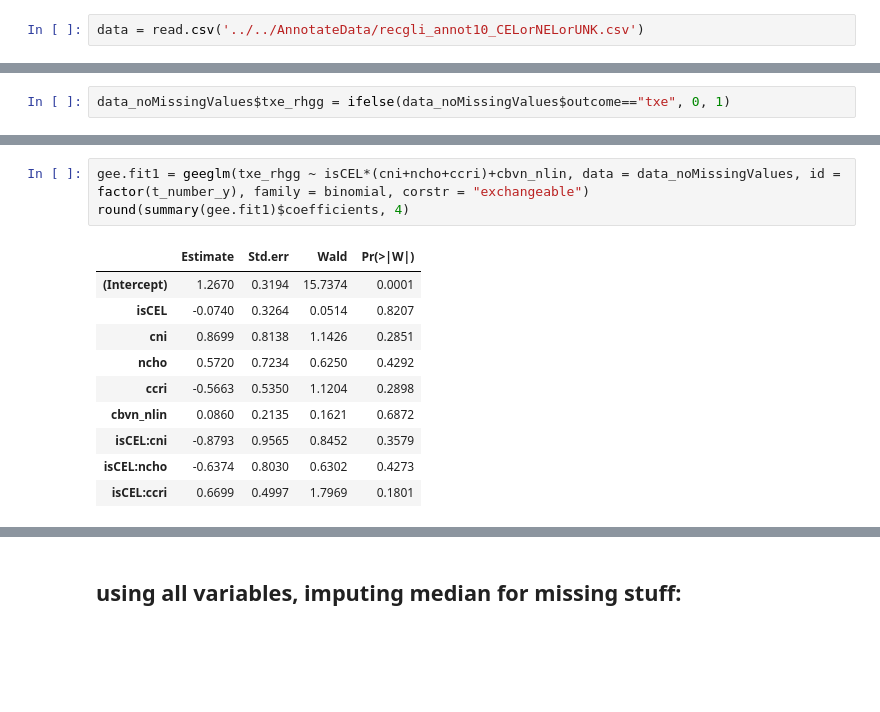
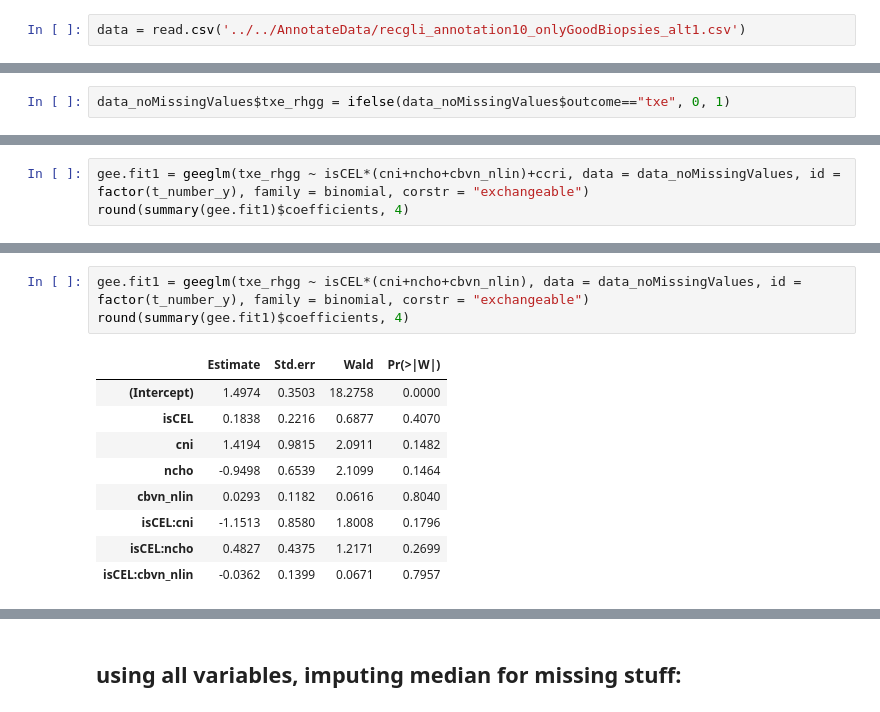
Before and after one commit to julclu/MP_MRI_Final, a Jupyter notebook: AnalyzeData/ML_TxEvsrHGG/GEE_BackwardStepwise.ipynb, the cells around one changed output, grey strips where cells are left out. Saved outputs shown, nothing was run; the diff lists cells and outputs as text; blank space fills up the shorter version.

```diff
--- a/AnalyzeData/ML_TxEvsrHGG/TxEvrHGG_GEE_AllSigVariables.ipynb
+++ b/AnalyzeData/ML_TxEvsrHGG/GEE_BackwardStepwise.ipynb
@@ -8,7 +24,7 @@ library(randomForestSRC)
 # install.packages("BBmisc")
 library("BBmisc")
 # %%
-data = read.csv('../../AnnotateData/recgli_annot10_CELorNELorUNK.csv')
+data = read.csv('../../AnnotateData/recgli_annotation10_onlyGoodBiopsies_alt1.csv')
 # %%
 data = data[,c('vialid','t_number_y', 'CELorNEL',
                'newdata', 'nadc.1','nfa.1',
@@ -95,0 +112,3 @@ round(summary(gee.fit1)$coefficients, 4)
+# %%
+gee.fit1 = geeglm(txe_rhgg ~ isCEL*(cni+ncho+cbvn_nlin)+ccri, data = data_noMissingValues, id = factor(t_number_y), family = binomial, corstr = "exchangeable")
+round(summary(gee.fit1)$coefficients, 4)
@@ -96,14 +126,13 @@ round(summary(gee.fit1)$coefficients, 4)
 # %%
-gee.fit1 = geeglm(txe_rhgg ~ isCEL*(cni+ncho+ccri)+cbvn_nlin, data = data_noMissingValues, id = factor(t_number_y), family = binomial, corstr = "exchangeable")
+gee.fit1 = geeglm(txe_rhgg ~ isCEL*(cni+ncho+cbvn_nlin), data = data_noMissingValues, id = factor(t_number_y), family = binomial, corstr = "exchangeable")
 round(summary(gee.fit1)$coefficients, 4)
 # %% [output]
 |  | Estimate | Std.err | Wald | Pr(>|W|) |
-| (Intercept) | 1.2670 | 0.3194 | 15.7374 | 0.0001 |
-| isCEL | -0.0740 | 0.3264 | 0.0514 | 0.8207 |
-| cni | 0.8699 | 0.8138 | 1.1426 | 0.2851 |
-| ncho | 0.5720 | 0.7234 | 0.6250 | 0.4292 |
-| ccri | -0.5663 | 0.5350 | 1.1204 | 0.2898 |
-| cbvn_nlin | 0.0860 | 0.2135 | 0.1621 | 0.6872 |
-| isCEL:cni | -0.8793 | 0.9565 | 0.8452 | 0.3579 |
-| isCEL:ncho | -0.6374 | 0.8030 | 0.6302 | 0.4273 |
-| isCEL:ccri | 0.6699 | 0.4997 | 1.7969 | 0.1801 |
+| (Intercept) | 1.4974 | 0.3503 | 18.2758 | 0.0000 |
+| isCEL | 0.1838 | 0.2216 | 0.6877 | 0.4070 |
+| cni | 1.4194 | 0.9815 | 2.0911 | 0.1482 |
+| ncho | -0.9498 | 0.6539 | 2.1099 | 0.1464 |
+| cbvn_nlin | 0.0293 | 0.1182 | 0.0616 | 0.8040 |
+| isCEL:cni | -1.1513 | 0.8580 | 1.8008 | 0.1796 |
+| isCEL:ncho | 0.4827 | 0.4375 | 1.2171 | 0.2699 |
+| isCEL:cbvn_nlin | -0.0362 | 0.1399 | 0.0671 | 0.7957 |
```
Also changed, not shown: parts of 18 cells of this notebook, 11 other files.
